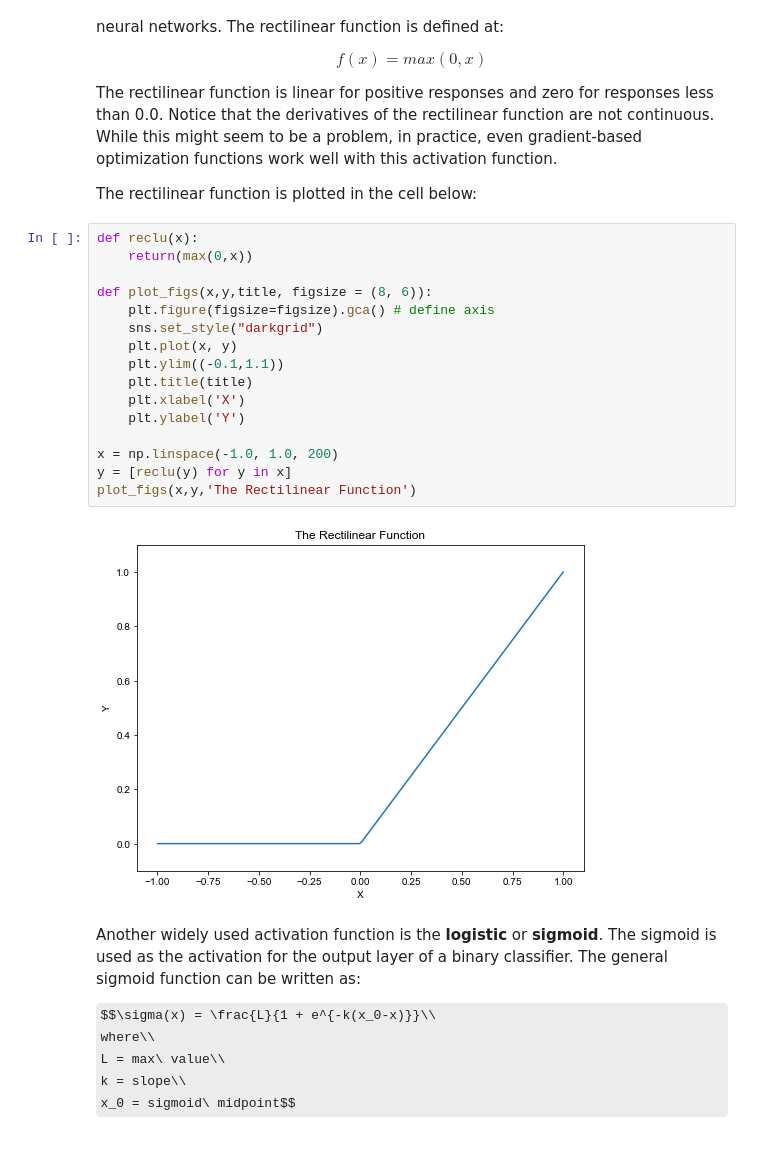
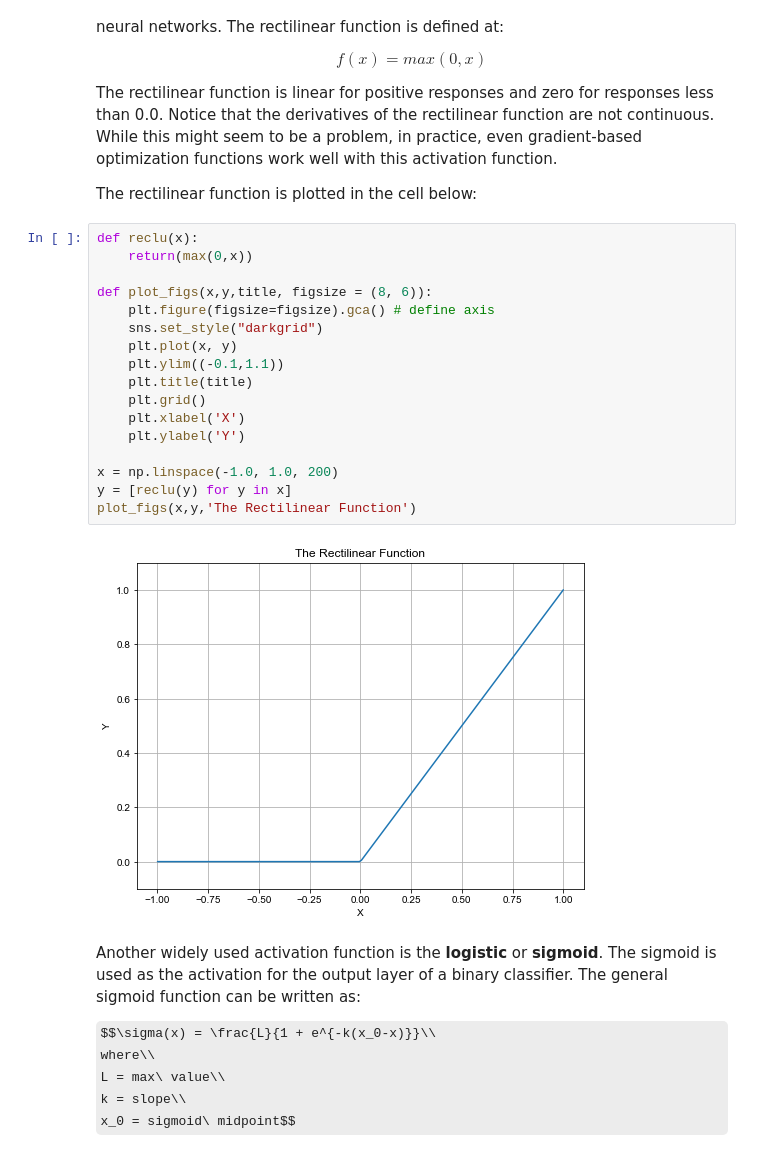
Before and after one commit to rodolfolermacontreras/ML_3_Assignment_1, a Jupyter notebook: 1_IntrotoDeepForwardNetworks.ipynb, the cells around one changed output. Saved outputs shown, nothing was run; the diff lists cells and outputs as text; some formulas as TeX source.

```diff
--- a/1_IntrotoDeepForwardNetworks.ipynb
+++ b/1_IntrotoDeepForwardNetworks.ipynb
@@ -203,21 +203,22 @@ The rectilinear function is plotted in the cell below:
 # %%
 def reclu(x):
     return(max(0,x))
 
 def plot_figs(x,y,title, figsize = (8, 6)):
     plt.figure(figsize=figsize).gca() # define axis
     sns.set_style("darkgrid")
     plt.plot(x, y)
     plt.ylim((-0.1,1.1))
     plt.title(title)
+    plt.grid()
     plt.xlabel('X')
     plt.ylabel('Y')
 
 x = np.linspace(-1.0, 1.0, 200)
 y = [reclu(y) for y in x]
 plot_figs(x,y,'The Rectilinear Function')
 # %% [output]
-[figure, old version]
+[figure, new version]
 # %% [markdown]
 Another widely used activation function is the **logistic** or **sigmoid**. The sigmoid is used as the activation for the output layer of a binary classifier. The general sigmoid function can be written as:
 
```
Also changed, not shown: parts of 23 cells of this notebook.
